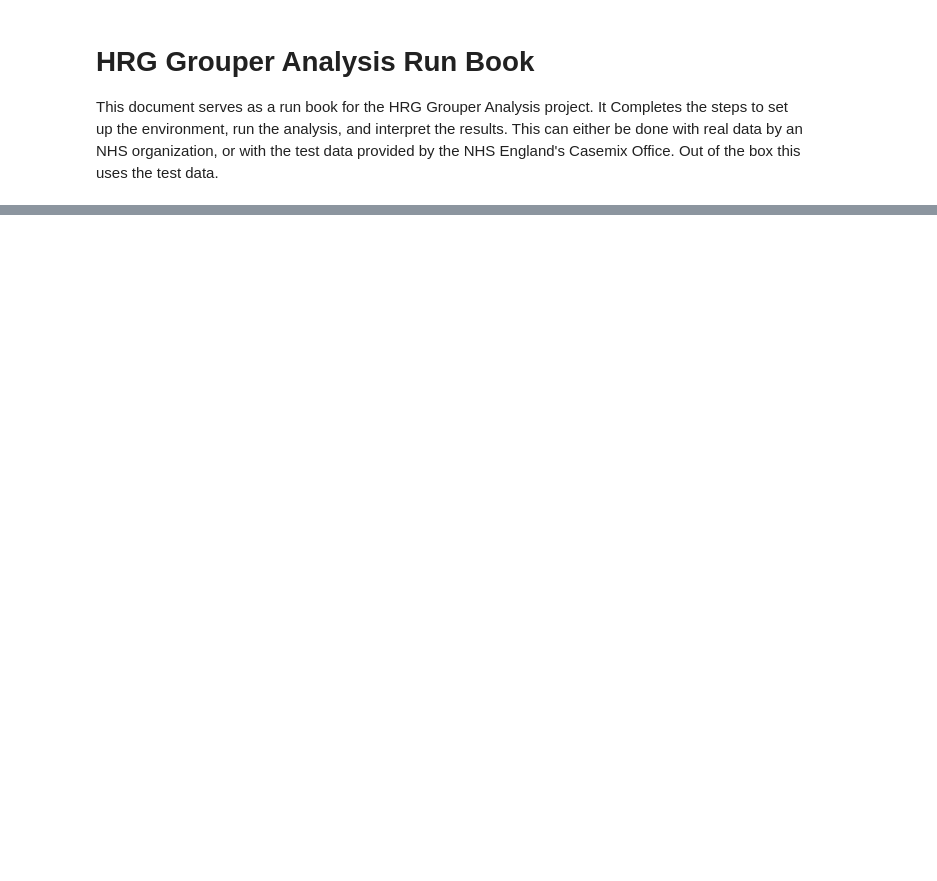
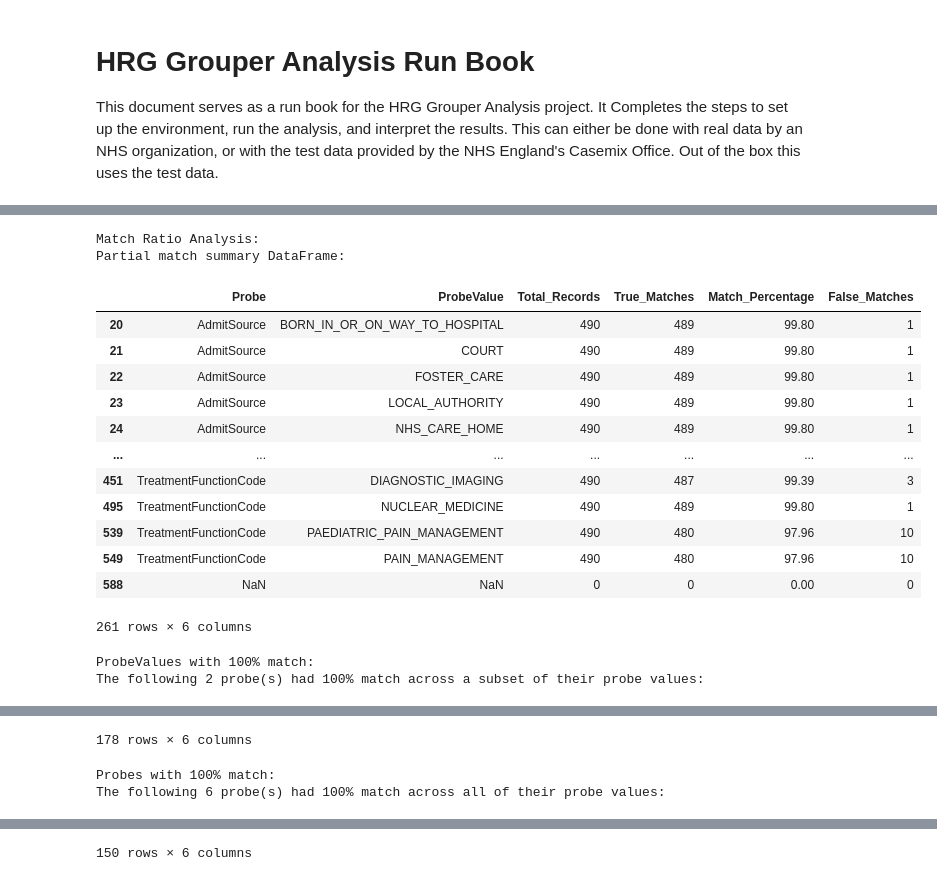
Before and after one commit to ansalls/HRG-Grouper-Analysis, a Jupyter notebook: Test Data Run Book.ipynb, the cells around one changed output, grey strips where cells are left out. Saved outputs shown, nothing was run; the diff lists cells and outputs as text; code cells hidden in the pictures; blank space fills up the shorter version.

```diff
--- a/Test Data Run Book.ipynb
+++ b/Test Data Run Book.ipynb
@@ -300,0 +367,75 @@ CalledProcessError: Command '['python', 'scripts/reverse_engineering.py', '--inp
+# %%
+# Separate probes with 100% match from others
+# Find probes where all ProbeValue combinations have 100% match
+probe_group = match_summary.groupby('Probe')['Match_Percentage'].min().reset_index()
+perfect_probe_names = probe_group[probe_group['Match_Percentage'] == 100.0]['Probe']
+perfect_matches_probe = match_summary[match_summary['Probe'].isin(perfect_probe_names)]
+
+perfect_matches = match_summary[(match_summary['Match_Percentage'] == 100.0) & (~match_summary['Probe'].isin(perfect_probe_names))]
+partial_matches = match_summary[match_summary['Match_Percentage'] != 100.0]
+
+print(f"\nMatch Ratio Analysis:")
+
+if len(partial_matches) > 0:
+    partial_summary_df = partial_matches[['Probe', 'ProbeValue', 'Total_Records', 'True_Matches', 'Match_Percentage']].copy()
+    # Convert True_Matches and Total_Records to int for calculation
+    partial_summary_df['True_Matches'] = partial_summary_df['True_Matches'].astype(int)
+    partial_summary_df['Total_Records'] = partial_summary_df['Total_Records'].astype(int)
+    partial_summary_df['False_Matches'] = partial_summary_df['Total_Records'] - partial_summary_df['True_Matches']
+    print("Partial match summary DataFrame:")
+    display(partial_summary_df)
+else:
+    partial_summary_df = None
+
+if len(perfect_matches) > 0:
+    print("ProbeValues with 100% match:")
+    partial_perfect_probes = perfect_matches['Probe'].unique()
+    print(f"The following {len(partial_perfect_probes)} probe(s) had 100% match across a subset of their probe values:")
+    perfect_summary_df = (
+        perfect_matches[['Probe', 'ProbeValue', 'Total_Records', 'True_Matches', 'Match_Percentage']]
+        .copy()
+    )
+    perfect_summary_df['True_Matches'] = perfect_summary_df['True_Matches'].astype(int)
+    perfect_summary_df['Total_Records'] = perfect_summary_df['Total_Records'].astype(int)
+    perfect_summary_df['False_Matches'] = perfect_summary_df['Total_Records'] - perfect_summary_df['True_Matches']
+    display(perfect_summary_df)
+
+if len(perfect_matches_probe) > 0:
+    print("Probes with 100% match:")
+    perfect_probes = perfect_matches_probe['Probe'].unique()
+    print(f"The following {len(perfect_probes)} probe(s) had 100% match across all of their probe values:")
+    # Create a DataFrame summarizing perfect matches
+    perfect_probes_summary_df = (
+        perfect_matches_probe[['Probe', 'ProbeValue', 'Total_Records', 'True_Matches', 'Match_Percentage']]
+        .copy()
+    )
+    perfect_probes_summary_df['True_Matches'] = perfect_probes_summary_df['True_Matches'].astype(int)
+    perfect_probes_summary_df['Total_Records'] = perfect_probes_summary_df['Total_Records'].astype(int)
+    perfect_probes_summary_df['False_Matches'] = perfect_probes_summary_df['Total_Records'] - perfect_probes_summary_df['True_Matches']
+    display(perfect_probes_summary_df)
+
+print(f"\nSummary:")
+print(f"- Total unique Probe-ProbeValue combinations: {len(match_summary)}")
+print(f"- Combinations with 100% match: {len(perfect_matches)}")
+print(f"- Combinations with partial match: {len(partial_matches)}")
+
+# Store results for further analysis
+probe_results = match_summary
+# %% [output]
+Match Ratio Analysis:
+Partial match summary DataFrame:
+|  | Probe | ProbeValue | Total_Records | True_Matches | Match_Percentage | False_Matches |
+| 20 | AdmitSource | BORN_IN_OR_ON_WAY_TO_HOSPITAL | 490 | 489 | 99.80 | 1 |
+| 21 | AdmitSource | COURT | 490 | 489 | 99.80 | 1 |
+| 22 | AdmitSource | FOSTER_CARE | 490 | 489 | 99.80 | 1 |
+| 23 | AdmitSource | LOCAL_AUTHORITY | 490 | 489 | 99.80 | 1 |
+| 24 | AdmitSource | NHS_CARE_HOME | 490 | 489 | 99.80 | 1 |
+| ... | ... | ... | ... | ... | ... | ... |
+| 451 | TreatmentFunctionCode | DIAGNOSTIC_IMAGING | 490 | 487 | 99.39 | 3 |
+| 495 | TreatmentFunctionCode | NUCLEAR_MEDICINE | 490 | 489 | 99.80 | 1 |
+| 539 | TreatmentFunctionCode | PAEDIATRIC_PAIN_MANAGEMENT | 490 | 480 | 97.96 | 10 |
+| 549 | TreatmentFunctionCode | PAIN_MANAGEMENT | 490 | 480 | 97.96 | 10 |
+| 588 | NaN | NaN | 0 | 0 | 0.00 | 0 |
+261 rows × 6 columns
+ProbeValues with 100% match:
+The following 2 probe(s) had 100% match across a subset of their probe values:
@@ -300,0 +454,3 @@ CalledProcessError: Command '['python', 'scripts/reverse_engineering.py', '--inp
+178 rows × 6 columns
+Probes with 100% match:
+The following 6 probe(s) had 100% match across all of their probe values:
@@ -300,0 +469 @@ CalledProcessError: Command '['python', 'scripts/reverse_engineering.py', '--inp
+150 rows × 6 columns
```
Also changed, not shown: parts of 24 cells of this notebook, 2 other files.
